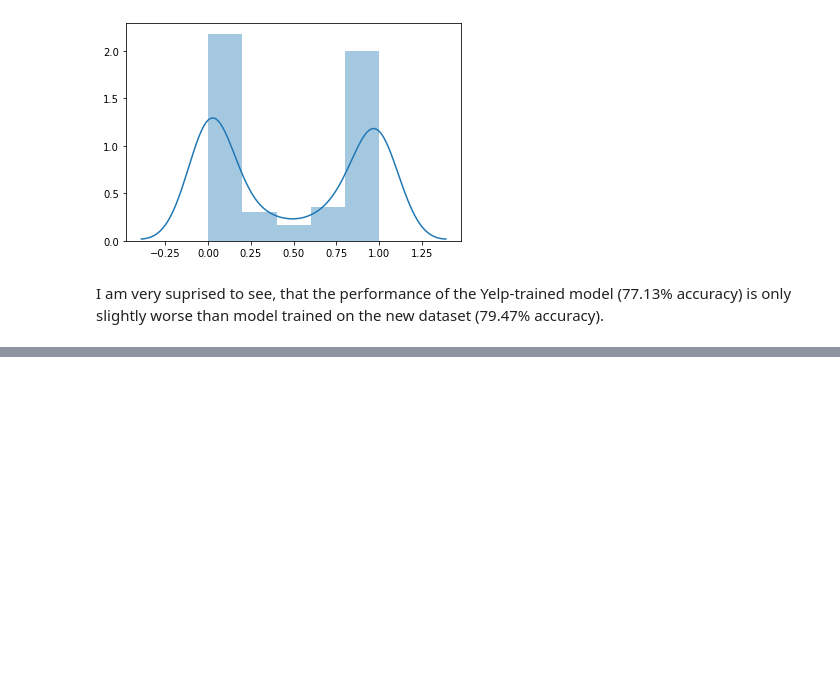
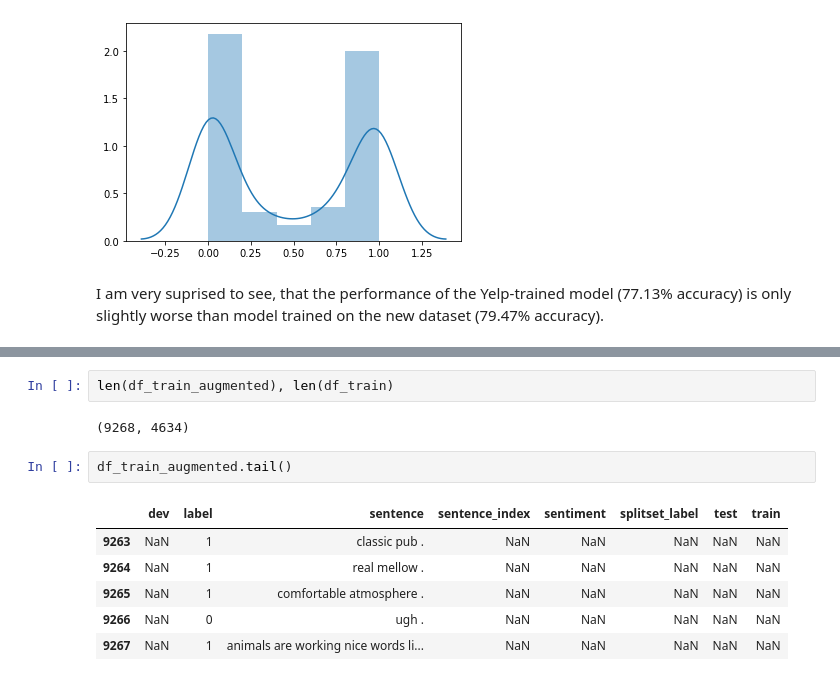
Before and after one commit to kaletap/nlp-experiments, a Jupyter notebook: stanford_treebank.ipynb, the cells around one changed output, grey strips where cells are left out. Cells and saved outputs as stored; diff of their text form; blank space fills up the shorter version.

```diff
--- a/stanford_treebank.ipynb
+++ b/stanford_treebank.ipynb
@@ -212,0 +241,13 @@ I am very suprised to see, that the performance of the Yelp-trained model (77.13
+# %%
+len(df_train_augmented), len(df_train)
+# %% [output]
+(9268, 4634)
+# %%
+df_train_augmented.tail()
+# %% [output]
+|  | dev | label | sentence | sentence_index | sentiment | splitset_label | test | train |
+| 9263 | NaN | 1 | classic pub . | NaN | NaN | NaN | NaN | NaN |
+| 9264 | NaN | 1 | real mellow . | NaN | NaN | NaN | NaN | NaN |
+| 9265 | NaN | 1 | comfortable atmosphere . | NaN | NaN | NaN | NaN | NaN |
+| 9266 | NaN | 0 | ugh . | NaN | NaN | NaN | NaN | NaN |
+| 9267 | NaN | 1 | animals are working nice words li... | NaN | NaN | NaN | NaN | NaN |
```
Also changed, not shown: parts of 17 cells of this notebook.
